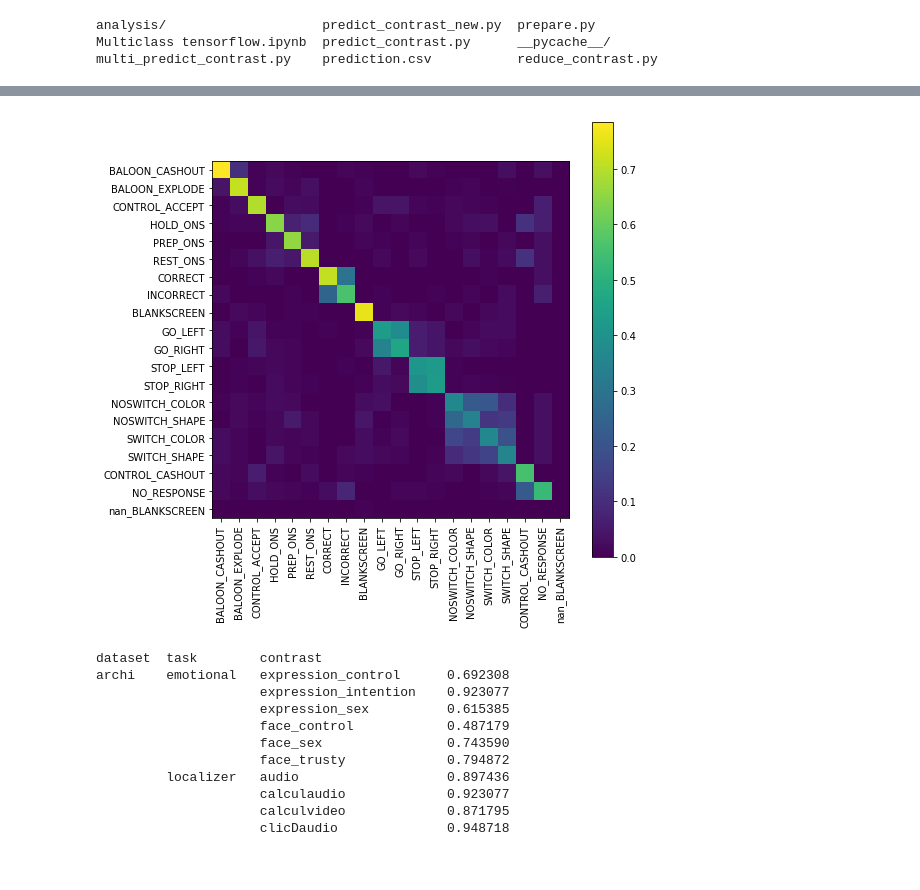
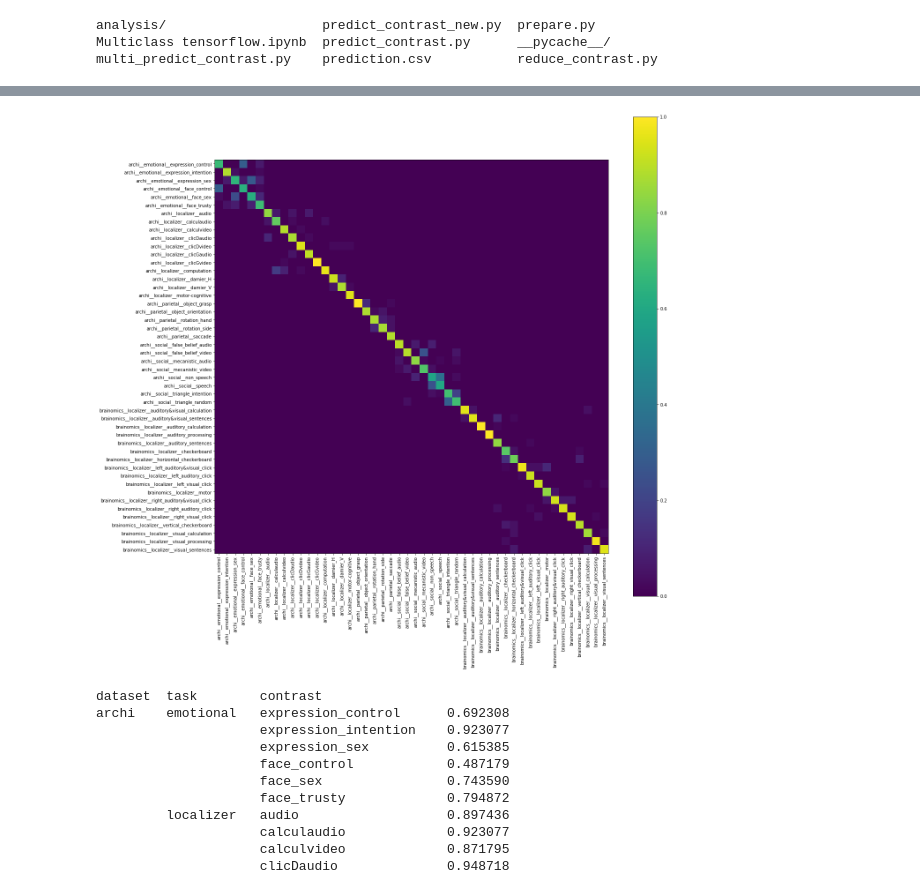
Before and after one commit to arthurmensch/modl, a Jupyter notebook: examples/contrast/analysis/analyse_prediction.ipynb, the cells around one changed output, grey strips where cells are left out. Saved outputs shown, nothing was run; the diff lists cells and outputs as text; code cells hidden in the pictures; blank space fills up the shorter version.

Commit message:
Correction of label handling

```diff
--- a/examples/contrast/analysis/analyse_prediction.ipynb
+++ b/examples/contrast/analysis/analyse_prediction.ipynb
@@ -21,7 +21,7 @@ from modl.datasets.hcp import fetch_hcp
 
 def plot_confusion_matrix(conf_arr, labels):
 
-    fig = plt.figure(figsize=(8, 8))
+    fig = plt.figure(figsize=(20, 20))
     plt.clf()
     ax = fig.add_subplot(111)
     ax.set_aspect(1)
@@ -102,11 +63,13 @@ print('Sparsity', (coef == 0).sum() / coef.size)
+# %%
+prediction = pd.read_csv('prediction_depth_2.csv')
 # %%
-prediction = prediction.set_index(['fold', 'dataset', 'subject', 'task', 'contrast', 'direction'])
+prediction = prediction.set_index(['fold', 'dataset', 'subject', 'task', 'contrast',])
 # %%
 match = prediction['true_label'] == prediction['predicted_label']
 prediction = prediction.assign(match=match)
 prediction.sort_index(inplace=True)
 datasets = prediction.index.get_level_values('dataset').unique().values
 # %%
-labels = prediction.index.get_level_values('contrast').unique()
+labels = prediction['true_label'].unique()
 # %%
 from sklearn.metrics import confusion_matrix
@@ -138,7 +101,7 @@ Index(['expression_control', 'expression_intention', 'expression_sex',
 # %%
-plot_confusion_matrix(test_conf[-20:, -20:], labels[-20:])
+plot_confusion_matrix(test_conf[:50, :50], labels[:50])
 # %% [output]
-[figure, old version]
+[figure, new version]
 # %%
 prediction['match'].groupby(level=['fold', 'dataset', 'task', 'contrast']).apply(np.mean)['test']
 # %% [output]
```
Also changed, not shown: parts of 6 cells of this notebook, 4 other files.
